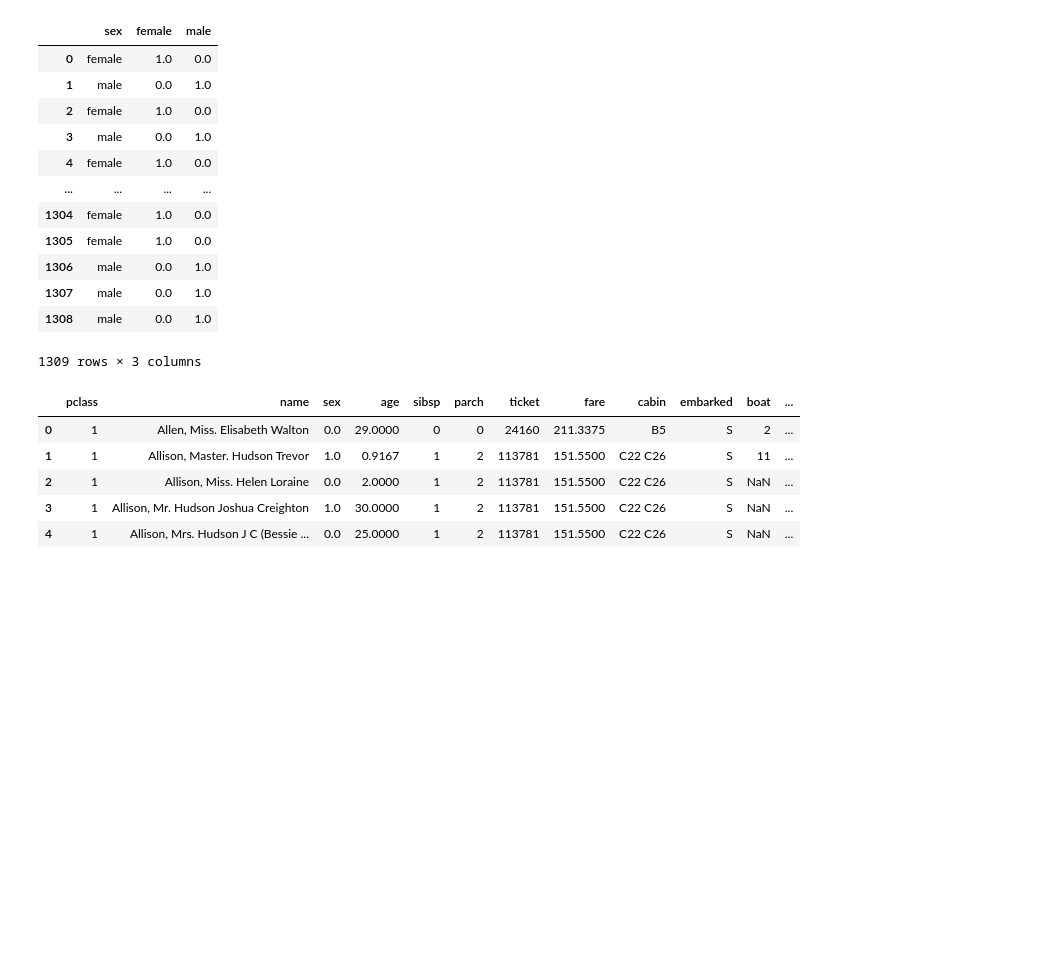
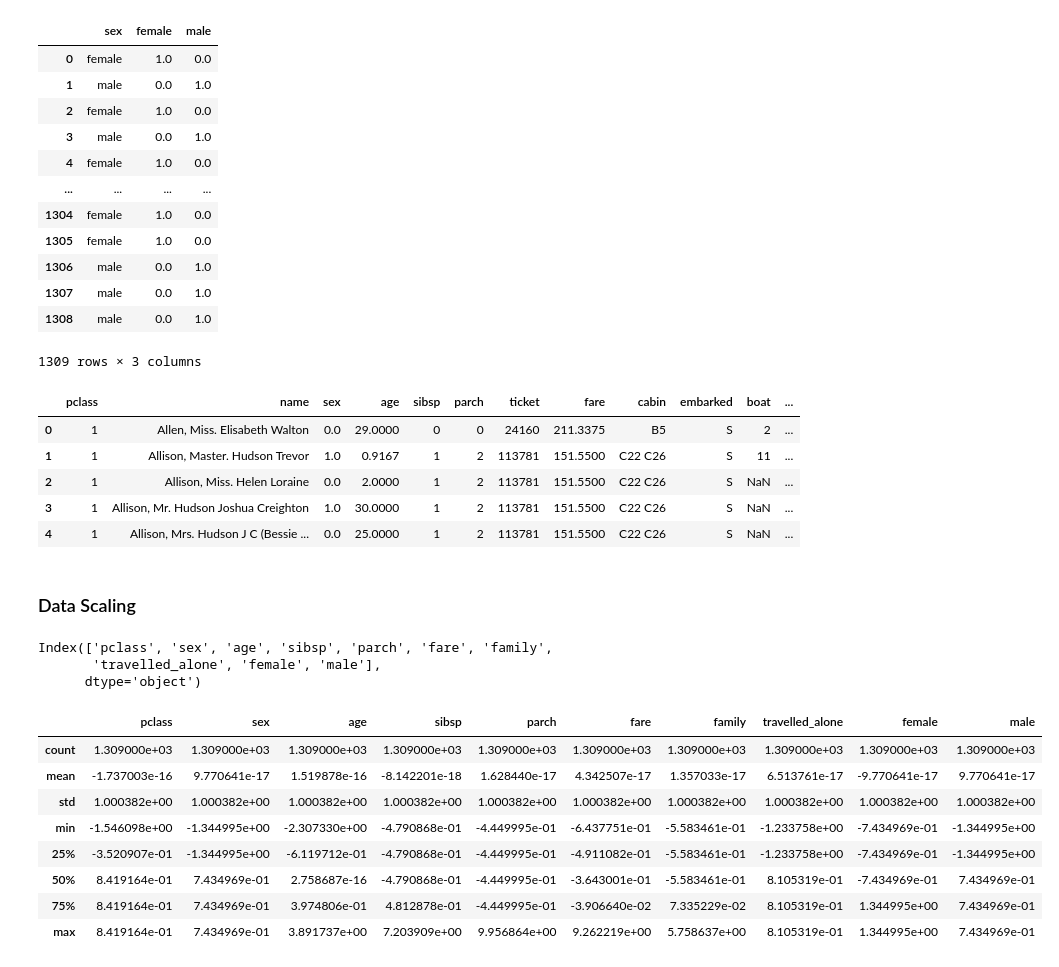
Before and after one commit to thisisouvik/ML-Concepts, a Jupyter notebook: Scikit-Learn/scikit-learn.ipynb, the cells around one changed output. Drawn from its saved outputs; the diff is of its cells as text; code cells hidden in the pictures; blank space fills up the shorter version.

```diff
--- a/Scikit-Learn/scikit-learn.ipynb
+++ b/Scikit-Learn/scikit-learn.ipynb
@@ -235,3 +235,28 @@ df.head()
 | 2 | 1 | Allison, Miss. Helen Loraine | 0.0 | 2.0000 | 1 | 2 | 113781 | 151.5500 | C22 C26 | S | NaN | ... |
 | 3 | 1 | Allison, Mr. Hudson Joshua Creighton | 1.0 | 30.0000 | 1 | 2 | 113781 | 151.5500 | C22 C26 | S | NaN | ... |
 | 4 | 1 | Allison, Mrs. Hudson J C (Bessie ... | 0.0 | 25.0000 | 1 | 2 | 113781 | 151.5500 | C22 C26 | S | NaN | ... |
+# %% [markdown]
+### Data Scaling
+# %%
+from sklearn.preprocessing import StandardScaler
+
+num_cols=df.select_dtypes(include=['int64', 'float64' ,'int32']).columns
+print(num_cols)
+# %% [output]
+Index(['pclass', 'sex', 'age', 'sibsp', 'parch', 'fare', 'family',
+       'travelled_alone', 'female', 'male'],
+      dtype='object')
+# %%
+ss=StandardScaler()
+df[num_cols] = ss.fit_transform(df[num_cols])
+df[num_cols].describe()
+# %% [output]
+|  | pclass | sex | age | sibsp | parch | fare | family | travelled_alone | female | male |
+| count | 1.309000e+03 | 1.309000e+03 | 1.309000e+03 | 1.309000e+03 | 1.309000e+03 | 1.309000e+03 | 1.309000e+03 | 1.309000e+03 | 1.309000e+03 | 1.309000e+03 |
+| mean | -1.737003e-16 | 9.770641e-17 | 1.519878e-16 | -8.142201e-18 | 1.628440e-17 | 4.342507e-17 | 1.357033e-17 | 6.513761e-17 | -9.770641e-17 | 9.770641e-17 |
+| std | 1.000382e+00 | 1.000382e+00 | 1.000382e+00 | 1.000382e+00 | 1.000382e+00 | 1.000382e+00 | 1.000382e+00 | 1.000382e+00 | 1.000382e+00 | 1.000382e+00 |
+| min | -1.546098e+00 | -1.344995e+00 | -2.307330e+00 | -4.790868e-01 | -4.449995e-01 | -6.437751e-01 | -5.583461e-01 | -1.233758e+00 | -7.434969e-01 | -1.344995e+00 |
+| 25% | -3.520907e-01 | -1.344995e+00 | -6.119712e-01 | -4.790868e-01 | -4.449995e-01 | -4.911082e-01 | -5.583461e-01 | -1.233758e+00 | -7.434969e-01 | -1.344995e+00 |
+| 50% | 8.419164e-01 | 7.434969e-01 | 2.758687e-16 | -4.790868e-01 | -4.449995e-01 | -3.643001e-01 | -5.583461e-01 | 8.105319e-01 | -7.434969e-01 | 7.434969e-01 |
+| 75% | 8.419164e-01 | 7.434969e-01 | 3.974806e-01 | 4.812878e-01 | -4.449995e-01 | -3.906640e-02 | 7.335229e-02 | 8.105319e-01 | 1.344995e+00 | 7.434969e-01 |
+| max | 8.419164e-01 | 7.434969e-01 | 3.891737e+00 | 7.203909e+00 | 9.956864e+00 | 9.262219e+00 | 5.758637e+00 | 8.105319e-01 | 1.344995e+00 | 7.434969e-01 |
```
Also changed, not shown: parts of 1 cell of this notebook.
